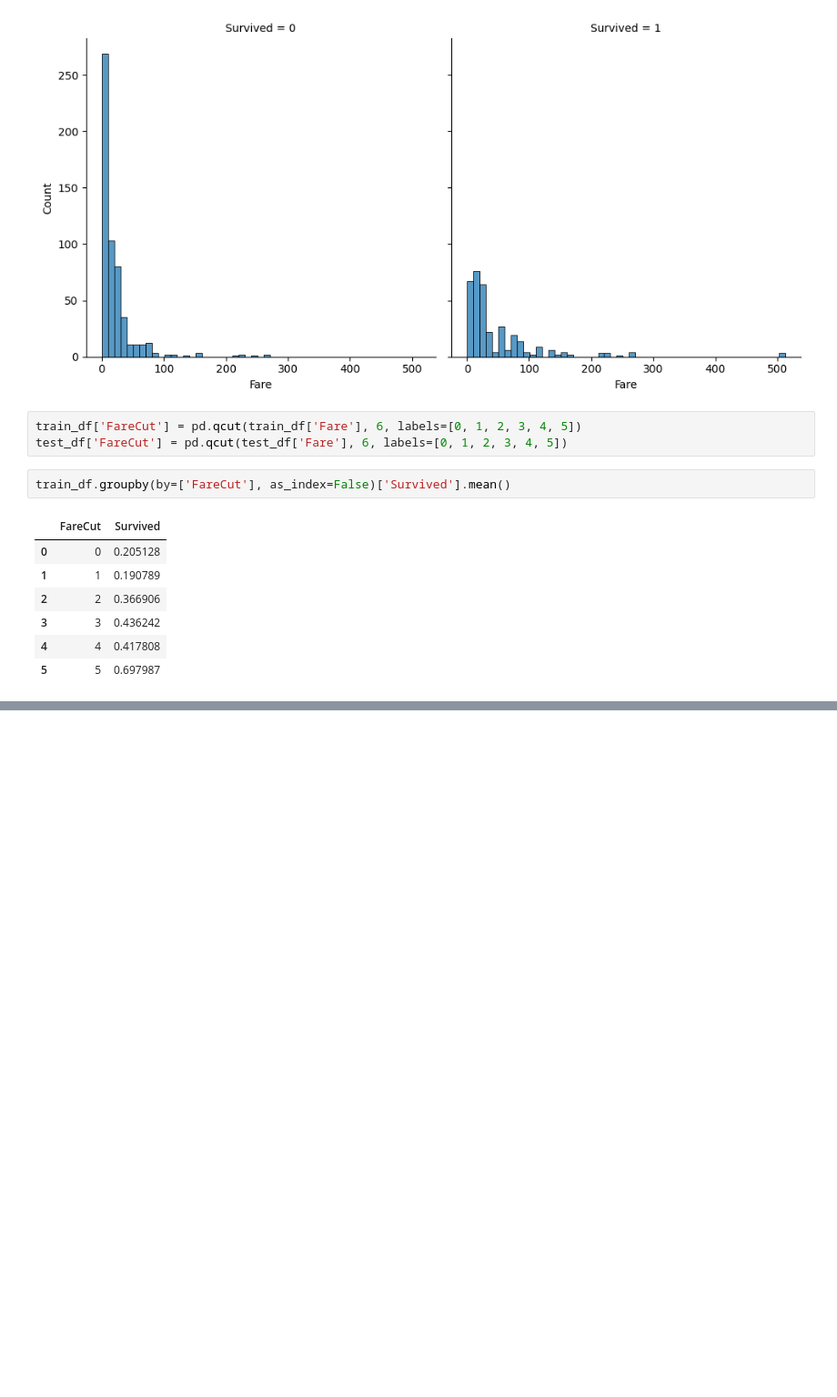
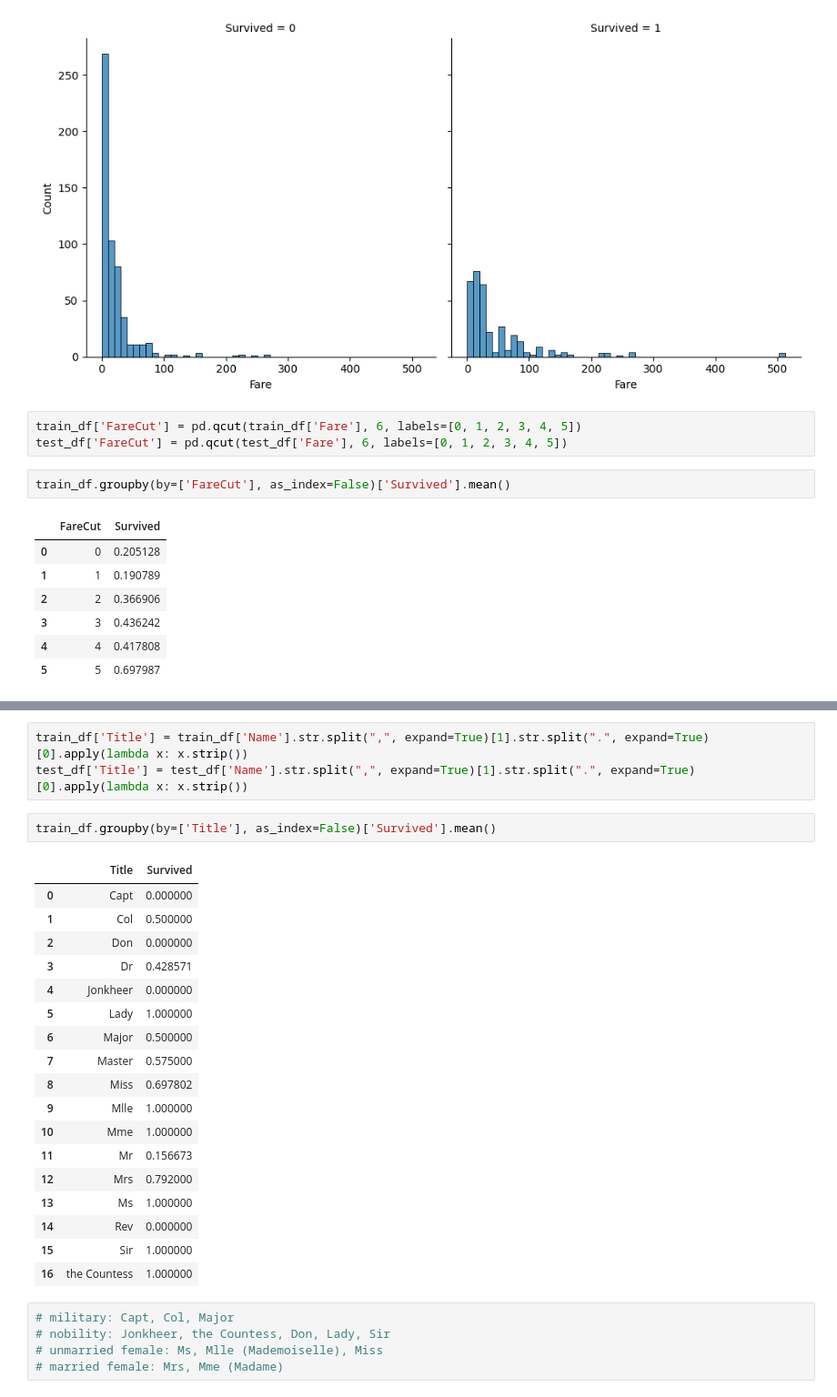
Before and after one commit to raviit244/Kaggle-Titanic, a Jupyter notebook: titanic_pred.ipynb, the cells around one changed output, grey strips where cells are left out. Shown: that part at 91% size. Drawn from its saved outputs; the diff is of its cells as text; blank space fills up the shorter version.

```diff
--- a/titanic_pred.ipynb
+++ b/titanic_pred.ipynb
@@ -229,0 +247,29 @@ train_df.groupby(by=['FareCut'], as_index=False)['Survived'].mean()
+# %%
+train_df['Title'] = train_df['Name'].str.split(",", expand=True)[1].str.split(".", expand=True)[0].apply(lambda x: x.strip())
+test_df['Title'] = test_df['Name'].str.split(",", expand=True)[1].str.split(".", expand=True)[0].apply(lambda x: x.strip())
+# %%
+train_df.groupby(by=['Title'], as_index=False)['Survived'].mean()
+# %% [output]
+|  | Title | Survived |
+| 0 | Capt | 0.000000 |
+| 1 | Col | 0.500000 |
+| 2 | Don | 0.000000 |
+| 3 | Dr | 0.428571 |
+| 4 | Jonkheer | 0.000000 |
+| 5 | Lady | 1.000000 |
+| 6 | Major | 0.500000 |
+| 7 | Master | 0.575000 |
+| 8 | Miss | 0.697802 |
+| 9 | Mlle | 1.000000 |
+| 10 | Mme | 1.000000 |
+| 11 | Mr | 0.156673 |
+| 12 | Mrs | 0.792000 |
+| 13 | Ms | 1.000000 |
+| 14 | Rev | 0.000000 |
+| 15 | Sir | 1.000000 |
+| 16 | the Countess | 1.000000 |
+# %%
+# military: Capt, Col, Major
+# nobility: Jonkheer, the Countess, Don, Lady, Sir
+# unmarried female: Ms, Mlle (Mademoiselle), Miss
+# married female: Mrs, Mme (Madame)
```
Also changed, not shown: parts of 9 cells of this notebook.
